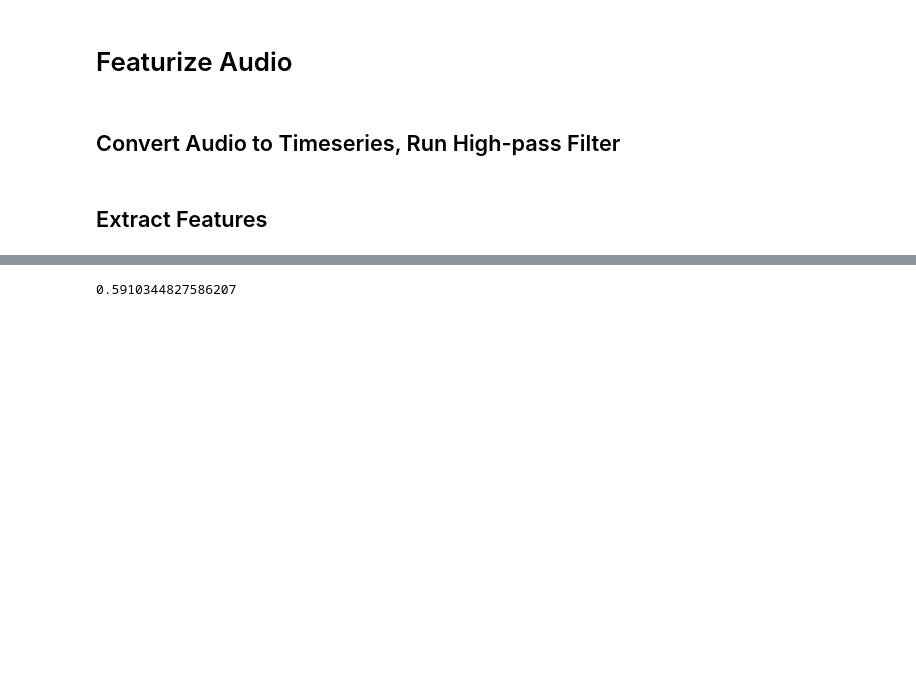
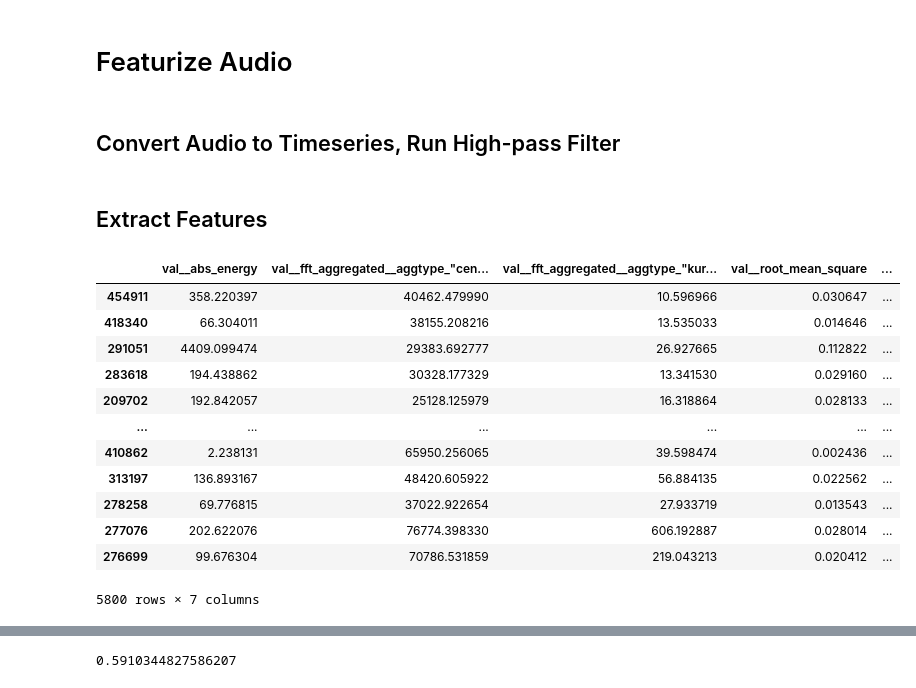
Before and after one commit to adithyabsk/bird_audio, a Jupyter notebook: notebooks/2.0-mk-audio-model.ipynb, the cells around one changed output, grey strips where cells are left out. Drawn from its saved outputs; the diff is of its cells as text; code cells hidden in the pictures; blank space fills up the shorter version.

```diff
--- a/notebooks/2.0-mk-audio-model.ipynb
+++ b/notebooks/2.0-mk-audio-model.ipynb
@@ -141,3 +141,19 @@ def featurize_set(ids, fc_params=EfficientFCParameters()):
 # %%
 # load features
 X_df = pd.read_json(path_or_buf=ROOT_PATH / "data/processed/audio_features.json",orient='columns')
+# %%
+X_df
+# %% [output]
+|  | val__abs_energy | val__fft_aggregated__aggtype_"cen... | val__fft_aggregated__aggtype_"kur... | val__root_mean_square | ... |
+| 454911 | 358.220397 | 40462.479990 | 10.596966 | 0.030647 | ... |
+| 418340 | 66.304011 | 38155.208216 | 13.535033 | 0.014646 | ... |
+| 291051 | 4409.099474 | 29383.692777 | 26.927665 | 0.112822 | ... |
+| 283618 | 194.438862 | 30328.177329 | 13.341530 | 0.029160 | ... |
+| 209702 | 192.842057 | 25128.125979 | 16.318864 | 0.028133 | ... |
+| ... | ... | ... | ... | ... | ... |
+| 410862 | 2.238131 | 65950.256065 | 39.598474 | 0.002436 | ... |
+| 313197 | 136.893167 | 48420.605922 | 56.884135 | 0.022562 | ... |
+| 278258 | 69.776815 | 37022.922654 | 27.933719 | 0.013543 | ... |
+| 277076 | 202.622076 | 76774.398330 | 606.192887 | 0.028014 | ... |
+| 276699 | 99.676304 | 70786.531859 | 219.043213 | 0.020412 | ... |
+5800 rows × 7 columns
```
Also changed, not shown: parts of 9 cells of this notebook.
